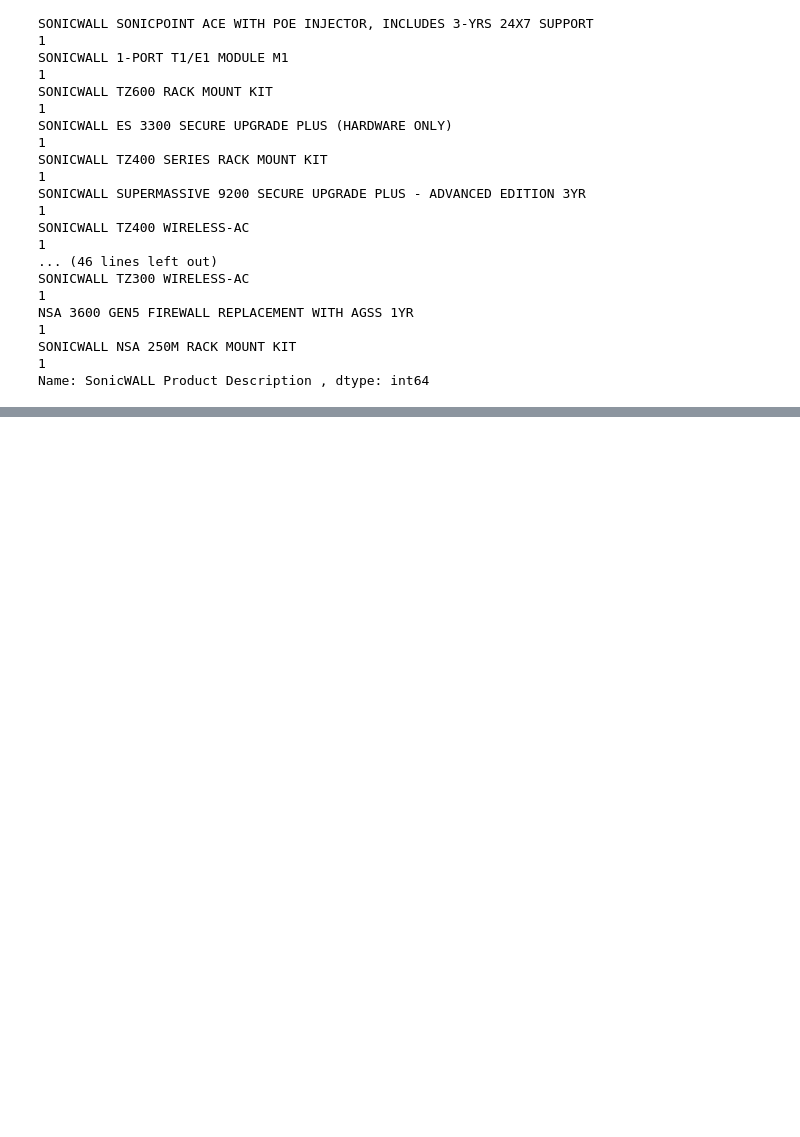
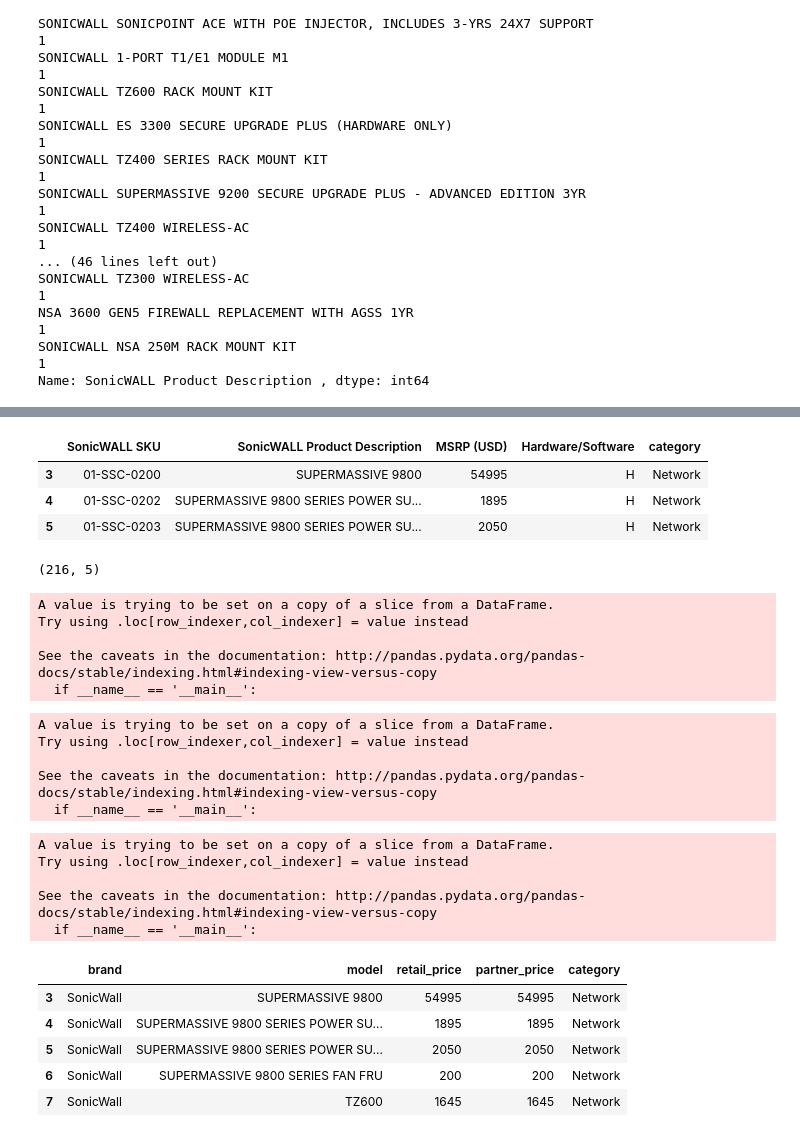
Before and after one commit to miburainc/mibura.com, a Jupyter notebook: scripts/files/products/MiburaParts2.ipynb, the cells around one changed output, grey strips where cells are left out. Saved outputs shown, nothing was run; the diff lists cells and outputs as text; code cells hidden in the pictures; blank space fills up the shorter version.

```diff
--- a/scripts/files/products/MiburaParts2.ipynb
+++ b/scripts/files/products/MiburaParts2.ipynb
@@ -74,0 +128,7 @@ Name: SonicWALL Product Description , dtype: int64
+# %%
+df3.head(3)
+# %% [output]
+|  | SonicWALL SKU | SonicWALL Product Description | MSRP (USD) | Hardware/Software | category |
+| 3 | 01-SSC-0200 | SUPERMASSIVE 9800 | 54995 | H | Network |
+| 4 | 01-SSC-0202 | SUPERMASSIVE 9800 SERIES POWER SU... | 1895 | H | Network |
+| 5 | 01-SSC-0203 | SUPERMASSIVE 9800 SERIES POWER SU... | 2050 | H | Network |
@@ -74,0 +137,39 @@ Name: SonicWALL Product Description , dtype: int64
+# %%
+df4.shape
+# %% [output]
+(216, 5)
+# %%
+df4.columns = ['brand', 'model', 'retail_price', 'partner_price', 'category']
+# %%
+df4['brand'] = "SonicWall"
+# %% [output]
+A value is trying to be set on a copy of a slice from a DataFrame.
+Try using .loc[row_indexer,col_indexer] = value instead
+
+See the caveats in the documentation: http://pandas.pydata.org/pandas-docs/stable/indexing.html#indexing-view-versus-copy
+  if __name__ == '__main__':
+# %%
+df4['partner_price'] = 0
+# %% [output]
+A value is trying to be set on a copy of a slice from a DataFrame.
+Try using .loc[row_indexer,col_indexer] = value instead
+
+See the caveats in the documentation: http://pandas.pydata.org/pandas-docs/stable/indexing.html#indexing-view-versus-copy
+  if __name__ == '__main__':
+# %%
+df4['partner_price'] = df4['retail_price']
+# %% [output]
+A value is trying to be set on a copy of a slice from a DataFrame.
+Try using .loc[row_indexer,col_indexer] = value instead
+
+See the caveats in the documentation: http://pandas.pydata.org/pandas-docs/stable/indexing.html#indexing-view-versus-copy
+  if __name__ == '__main__':
+# %%
+df4.head()
+# %% [output]
+|  | brand | model | retail_price | partner_price | category |
+| 3 | SonicWall | SUPERMASSIVE 9800 | 54995 | 54995 | Network |
+| 4 | SonicWall | SUPERMASSIVE 9800 SERIES POWER SU... | 1895 | 1895 | Network |
+| 5 | SonicWall | SUPERMASSIVE 9800 SERIES POWER SU... | 2050 | 2050 | Network |
+| 6 | SonicWall | SUPERMASSIVE 9800 SERIES FAN FRU | 200 | 200 | Network |
+| 7 | SonicWall | TZ600 | 1645 | 1645 | Network |
```
Also changed, not shown: parts of 6 cells of this notebook, 8 other files.
